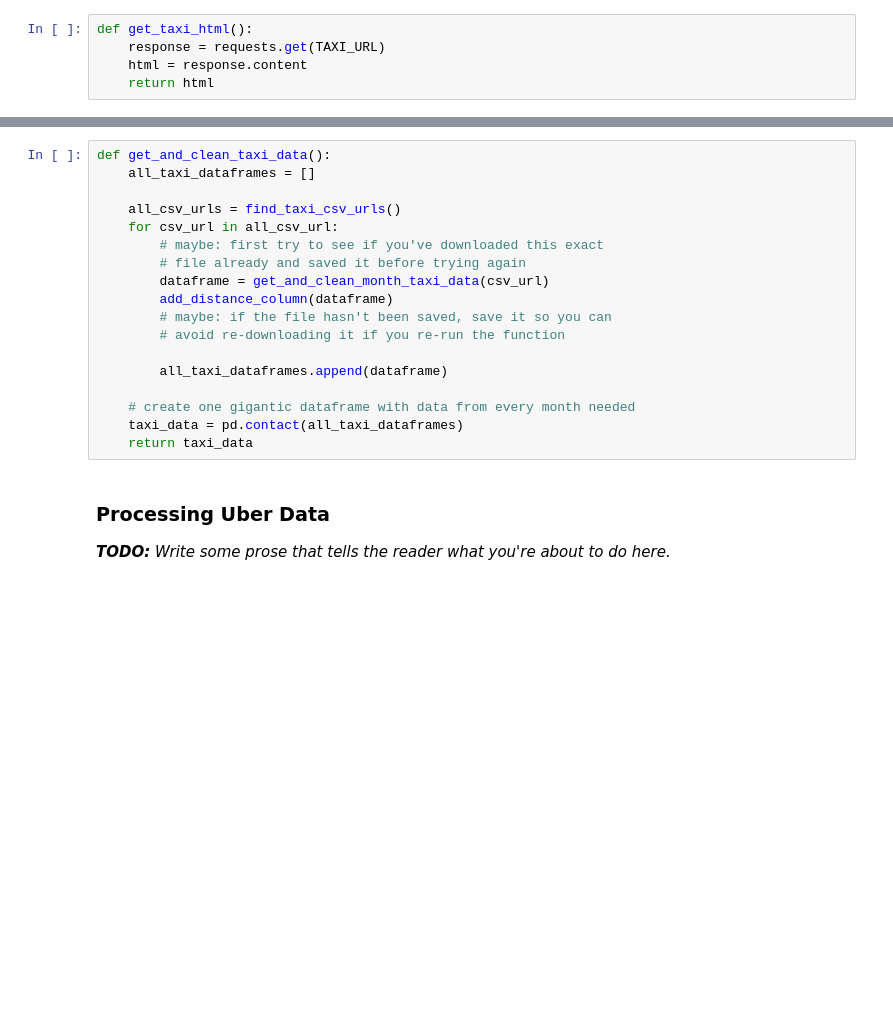
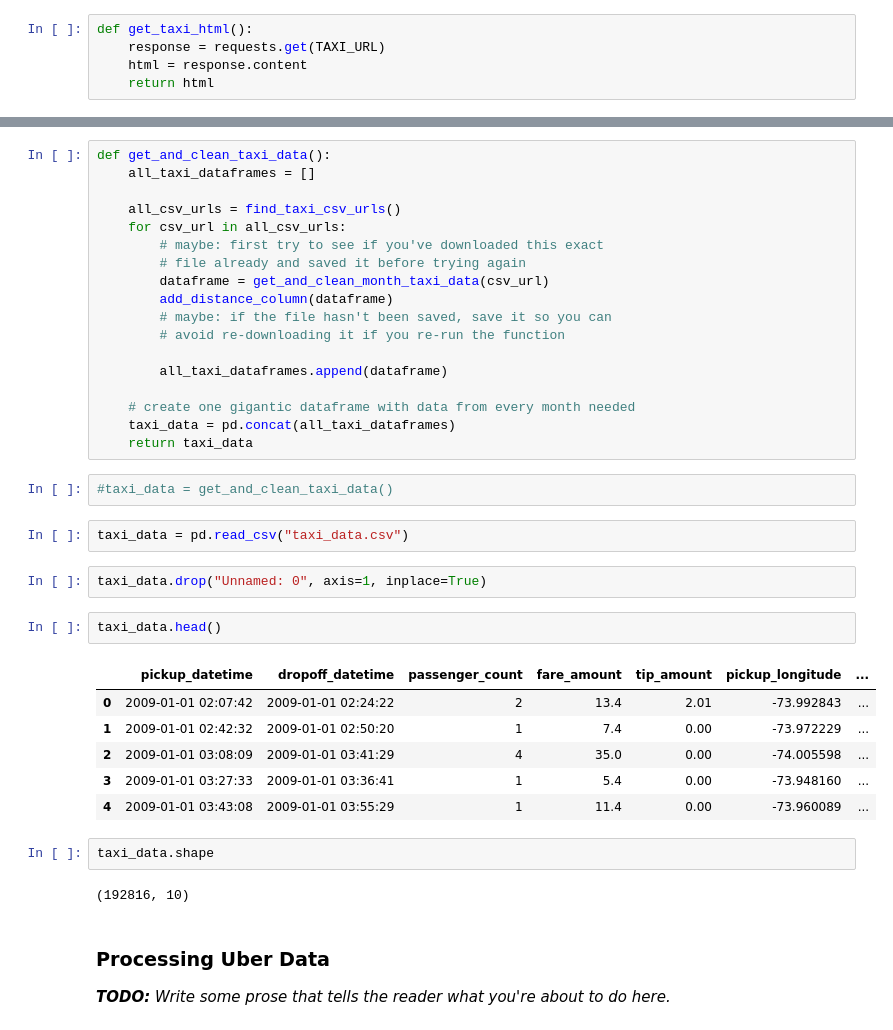
Before and after one commit to zhang-yixin912/4501_final_project, a Jupyter notebook: 4501_Final_Project.ipynb, the cells around one changed output, grey strips where cells are left out. Saved outputs shown, nothing was run; the diff lists cells and outputs as text; blank space fills up the shorter version.

```diff
--- a/4501_Final_Project.ipynb
+++ b/4501_Final_Project.ipynb
@@ -207,7 +258,7 @@ def get_and_clean_taxi_data():
     all_taxi_dataframes = []
 
     all_csv_urls = find_taxi_csv_urls()
-    for csv_url in all_csv_url:
+    for csv_url in all_csv_urls:
         # maybe: first try to see if you've downloaded this exact
         # file already and saved it before trying again
         dataframe = get_and_clean_month_taxi_data(csv_url)
@@ -218,8 +269,27 @@ def get_and_clean_taxi_data():
         all_taxi_dataframes.append(dataframe)
 
     # create one gigantic dataframe with data from every month needed
-    taxi_data = pd.contact(all_taxi_dataframes)
+    taxi_data = pd.concat(all_taxi_dataframes)
     return taxi_data
+# %%
+#taxi_data = get_and_clean_taxi_data()
+# %%
+taxi_data = pd.read_csv("taxi_data.csv")
+# %%
+taxi_data.drop("Unnamed: 0", axis=1, inplace=True)
+# %%
+taxi_data.head()
+# %% [output]
+|  | pickup_datetime | dropoff_datetime | passenger_count | fare_amount | tip_amount | pickup_longitude | ... |
+| 0 | 2009-01-01 02:07:42 | 2009-01-01 02:24:22 | 2 | 13.4 | 2.01 | -73.992843 | ... |
+| 1 | 2009-01-01 02:42:32 | 2009-01-01 02:50:20 | 1 | 7.4 | 0.00 | -73.972229 | ... |
+| 2 | 2009-01-01 03:08:09 | 2009-01-01 03:41:29 | 4 | 35.0 | 0.00 | -74.005598 | ... |
+| 3 | 2009-01-01 03:27:33 | 2009-01-01 03:36:41 | 1 | 5.4 | 0.00 | -73.948160 | ... |
+| 4 | 2009-01-01 03:43:08 | 2009-01-01 03:55:29 | 1 | 11.4 | 0.00 | -73.960089 | ... |
+# %%
+taxi_data.shape
+# %% [output]
+(192816, 10)
 # %% [markdown]
 ### Processing Uber Data
 
```
Also changed, not shown: parts of 53 cells of this notebook.
